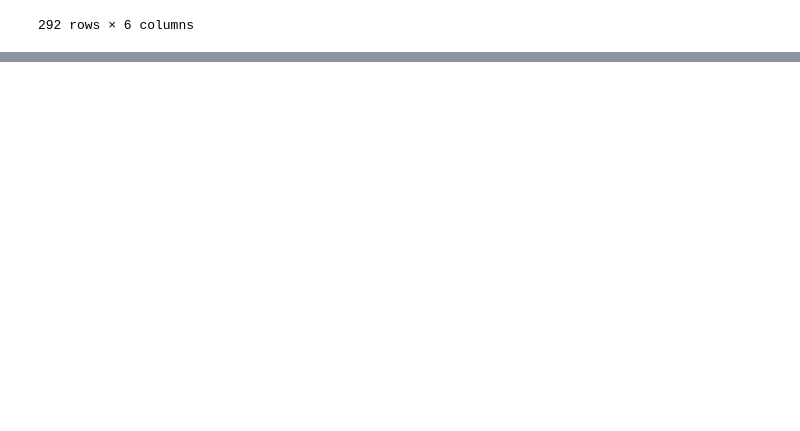
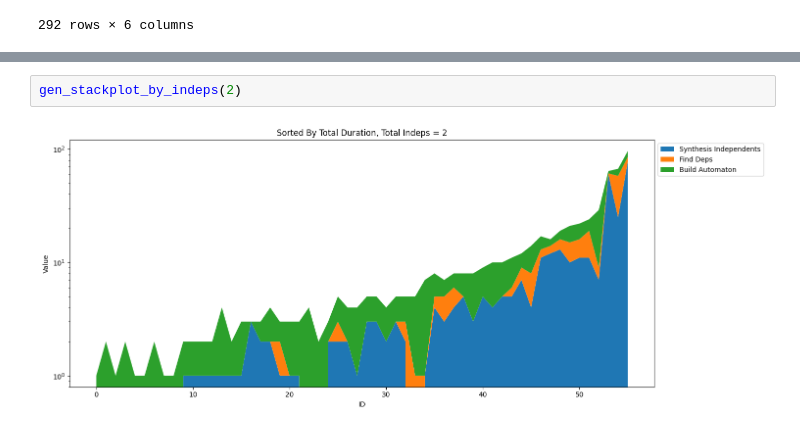
Before and after one commit to eliyaoo32/DepSynt, a Jupyter notebook: scripts/visualization.ipynb, the cells around one changed output, grey strips where cells are left out. Drawn from its saved outputs; the diff is of its cells as text; blank space fills up the shorter version.

```diff
--- a/scripts/visualization.ipynb
+++ b/scripts/visualization.ipynb
@@ -173,0 +220,4 @@ gen_stackplot(should_include_row, title, sort_by=sort_by)
+# %%
+gen_stackplot_by_indeps(2)
+# %% [output]
+[figure, added]
```
Also changed, not shown: parts of 10 cells of this notebook, 1 other file.
